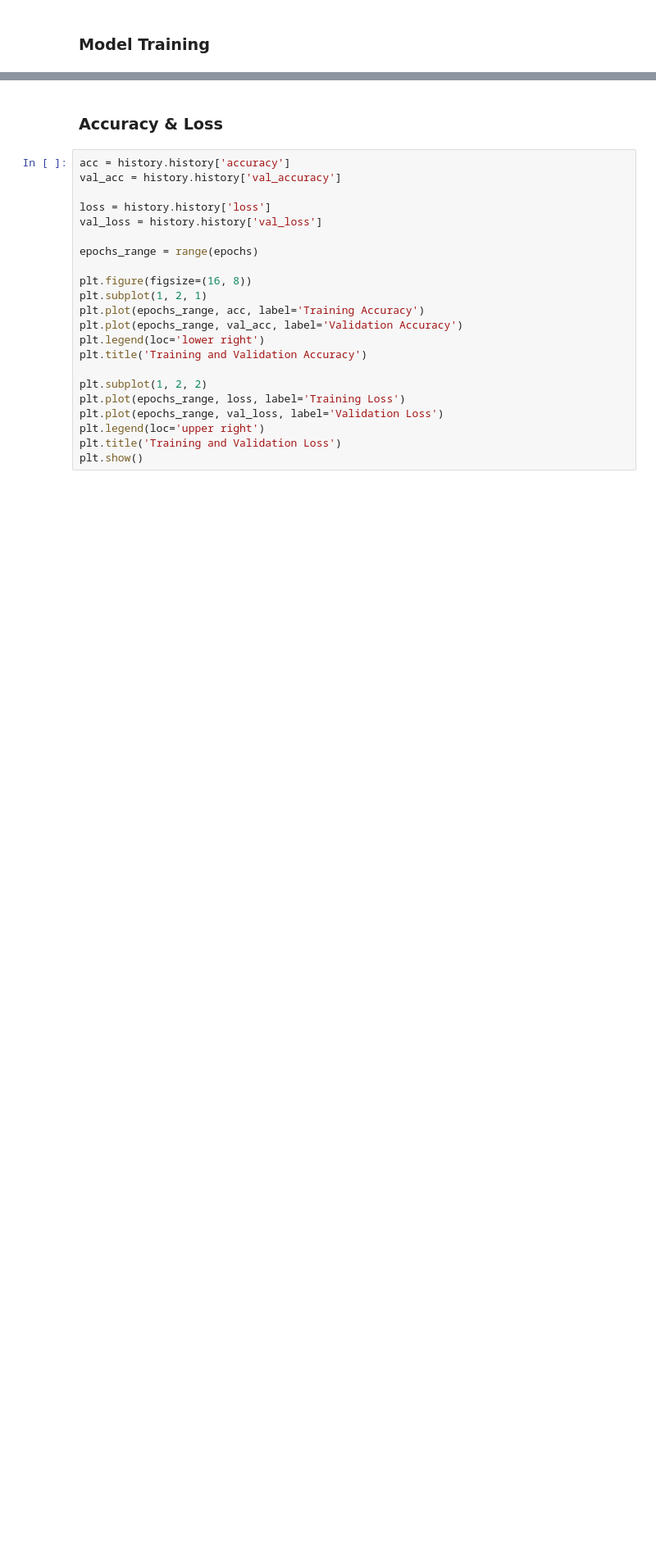
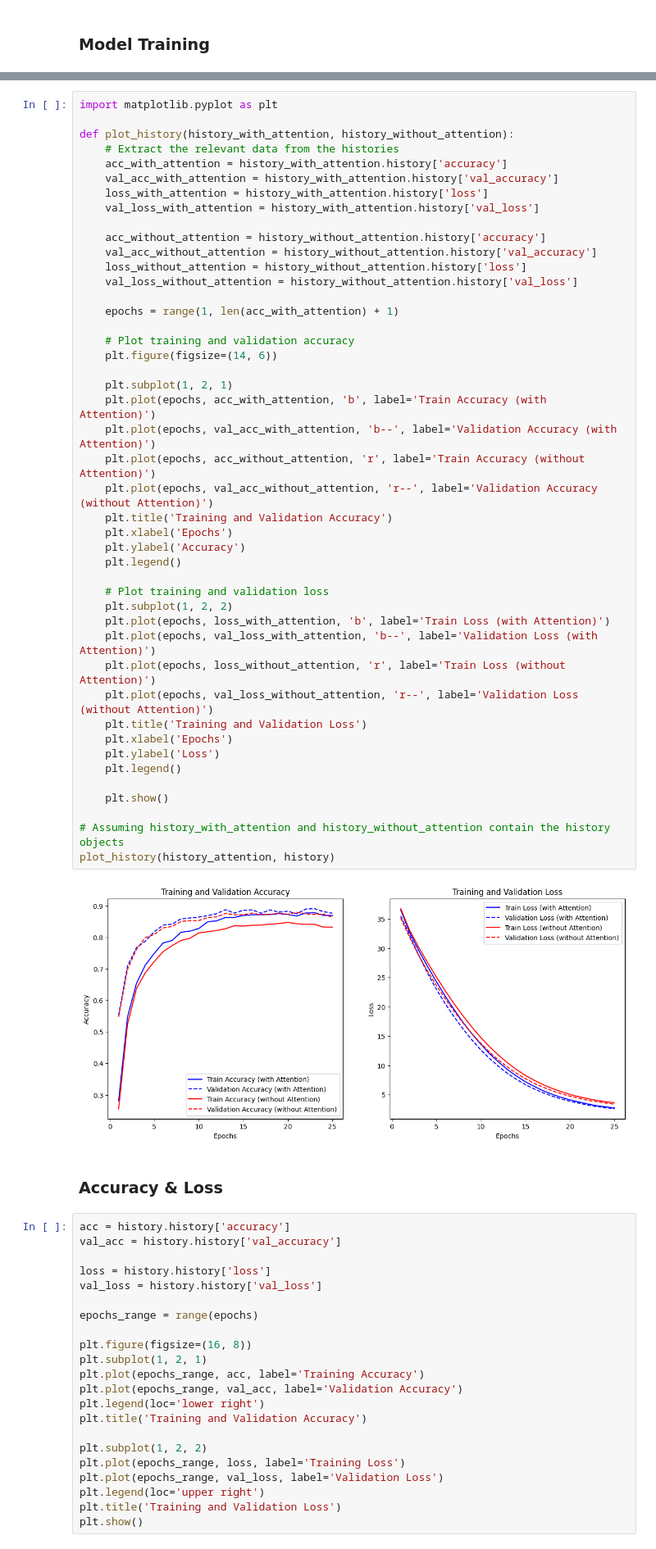
Before and after one commit to leonardo-reginato/cryptovision, a Jupyter notebook: notebooks/new_training.ipynb, the cells around one changed output, grey strips where cells are left out. Shown at 82% size. Cells and saved outputs as stored; diff of their text form; blank space fills up the shorter version.

Commit message:
feat: NB new_training with attention layer & NB new for multi-task model

```diff
--- a/notebooks/new_training.ipynb
+++ b/notebooks/new_training.ipynb
@@ -195,3 +336,50 @@ KeyboardInterrupt:
+# %%
+import matplotlib.pyplot as plt
+
+def plot_history(history_with_attention, history_without_attention):
+    # Extract the relevant data from the histories
+    acc_with_attention = history_with_attention.history['accuracy']
+    val_acc_with_attention = history_with_attention.history['val_accuracy']
+    loss_with_attention = history_with_attention.history['loss']
+    val_loss_with_attention = history_with_attention.history['val_loss']
+
+    acc_without_attention = history_without_attention.history['accuracy']
+    val_acc_without_attention = history_without_attention.history['val_accuracy']
+    loss_without_attention = history_without_attention.history['loss']
+    val_loss_without_attention = history_without_attention.history['val_loss']
+
+    epochs = range(1, len(acc_with_attention) + 1)
+
+    # Plot training and validation accuracy
+    plt.figure(figsize=(14, 6))
+
+    plt.subplot(1, 2, 1)
+    plt.plot(epochs, acc_with_attention, 'b', label='Train Accuracy (with Attention)')
+    plt.plot(epochs, val_acc_with_attention, 'b--', label='Validation Accuracy (with Attention)')
+    plt.plot(epochs, acc_without_attention, 'r', label='Train Accuracy (without Attention)')
+    plt.plot(epochs, val_acc_without_attention, 'r--', label='Validation Accuracy (without Attention)')
+    plt.title('Training and Validation Accuracy')
+    plt.xlabel('Epochs')
+    plt.ylabel('Accuracy')
+    plt.legend()
+
+    # Plot training and validation loss
+    plt.subplot(1, 2, 2)
+    plt.plot(epochs, loss_with_attention, 'b', label='Train Loss (with Attention)')
+    plt.plot(epochs, val_loss_with_attention, 'b--', label='Validation Loss (with Attention)')
+    plt.plot(epochs, loss_without_attention, 'r', label='Train Loss (without Attention)')
+    plt.plot(epochs, val_loss_without_attention, 'r--', label='Validation Loss (without Attention)')
+    plt.title('Training and Validation Loss')
+    plt.xlabel('Epochs')
+    plt.ylabel('Loss')
+    plt.legend()
+
+    plt.show()
+
+# Assuming history_with_attention and history_without_attention contain the history objects
+plot_history(history_attention, history)
+# %% [output]
+[figure, added]
 # %% [markdown]
 ### Accuracy & Loss
 # %%
```
Also changed, not shown: parts of 8 cells of this notebook, 1 other file.
